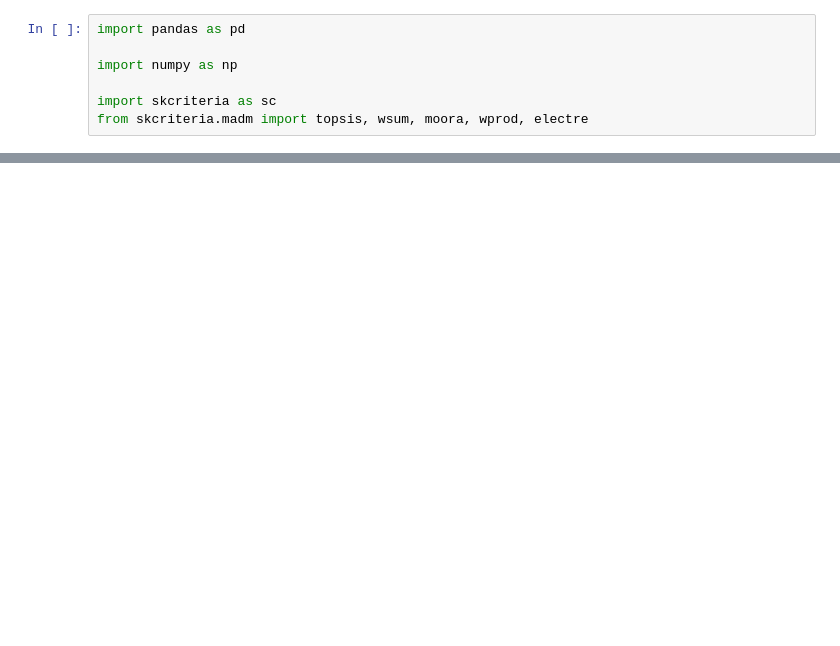
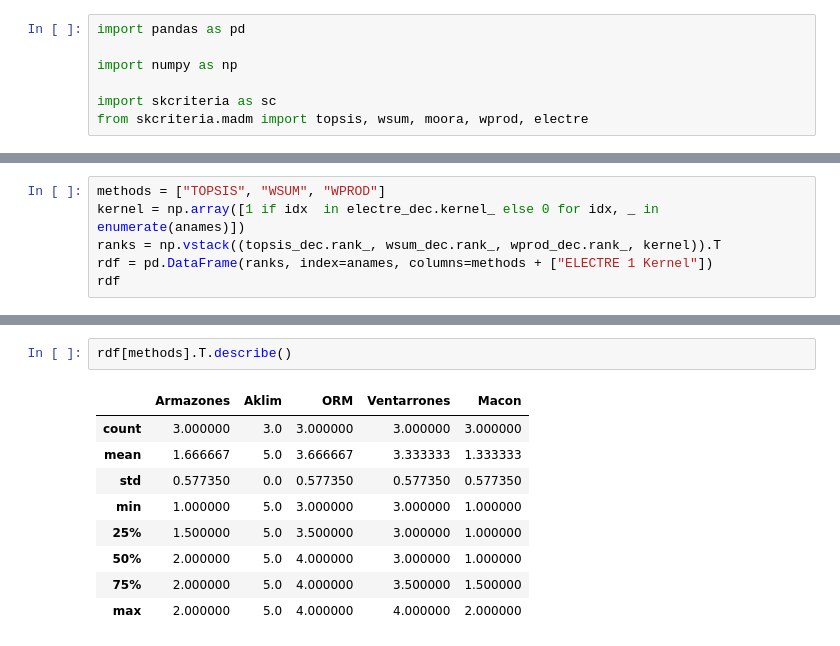
Before and after one commit to toros-astro/epio2017_EELT_MCDM, a Jupyter notebook: EPIO Experiment.ipynb, the cells around one changed output, grey strips where cells are left out. Cells and saved outputs as stored; diff of their text form; blank space fills up the shorter version.

```diff
--- a/EPIO Experiment.ipynb
+++ b/EPIO Experiment.ipynb
@@ -106,0 +133,6 @@ ELECTRE1 (mnorm=sum, p=0.65, q=0.35, wnorm=sum) - Solution:
+# %%
+methods = ["TOPSIS", "WSUM", "WPROD"]
+kernel = np.array([1 if idx  in electre_dec.kernel_ else 0 for idx, _ in enumerate(anames)])
+ranks = np.vstack((topsis_dec.rank_, wsum_dec.rank_, wprod_dec.rank_, kernel)).T
+rdf = pd.DataFrame(ranks, index=anames, columns=methods + ["ELECTRE 1 Kernel"])
+rdf
@@ -106,0 +146,12 @@ ELECTRE1 (mnorm=sum, p=0.65, q=0.35, wnorm=sum) - Solution:
+# %%
+rdf[methods].T.describe()
+# %% [output]
+|  | Armazones | Aklim | ORM | Ventarrones | Macon |
+| count | 3.000000 | 3.0 | 3.000000 | 3.000000 | 3.000000 |
+| mean | 1.666667 | 5.0 | 3.666667 | 3.333333 | 1.333333 |
+| std | 0.577350 | 0.0 | 0.577350 | 0.577350 | 0.577350 |
+| min | 1.000000 | 5.0 | 3.000000 | 3.000000 | 1.000000 |
+| 25% | 1.500000 | 5.0 | 3.500000 | 3.000000 | 1.000000 |
+| 50% | 2.000000 | 5.0 | 4.000000 | 3.000000 | 1.000000 |
+| 75% | 2.000000 | 5.0 | 4.000000 | 3.500000 | 1.500000 |
+| max | 2.000000 | 5.0 | 4.000000 | 4.000000 | 2.000000 |
```
Also changed, not shown: parts of 17 cells of this notebook.
